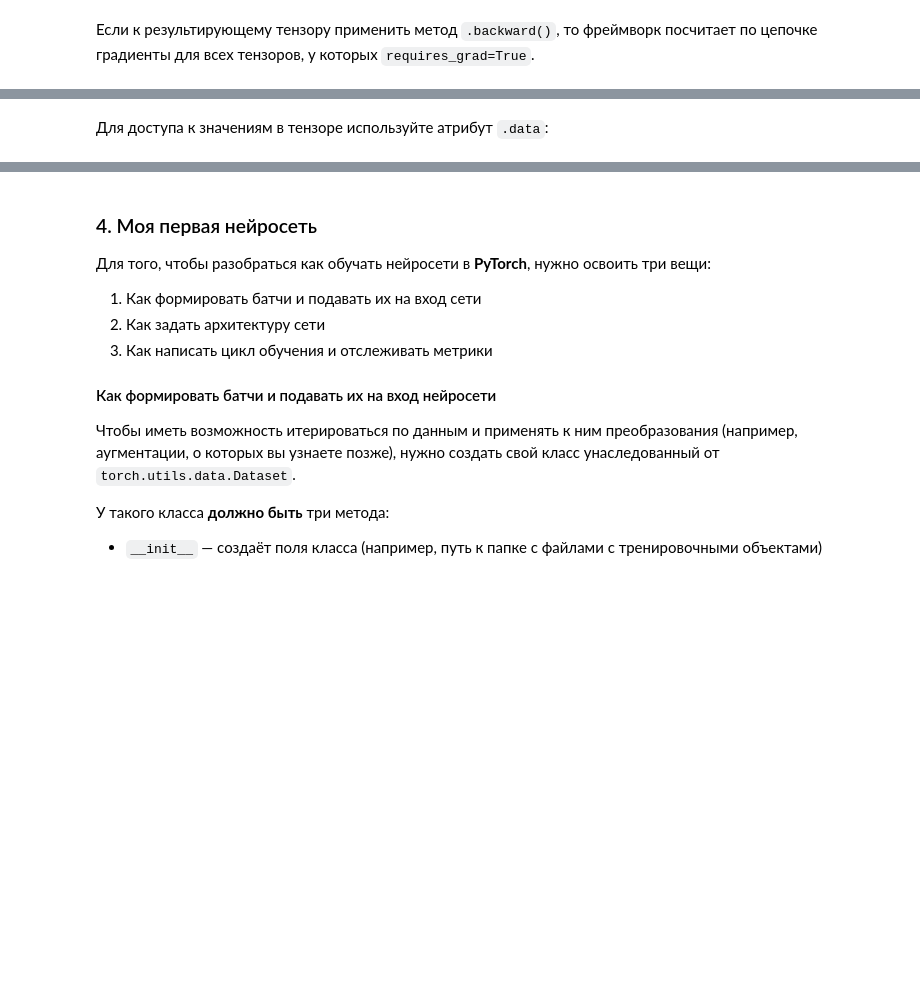
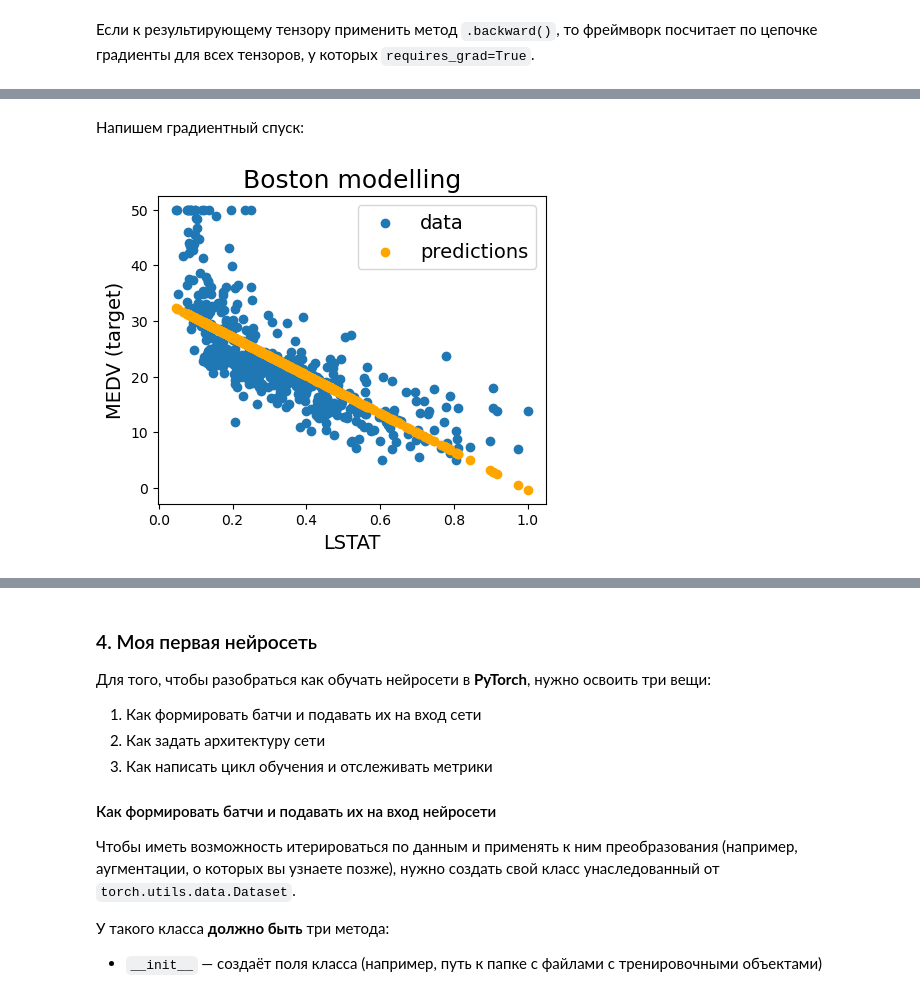
Before and after one commit to hse-ds/iad-deep-learning, a Jupyter notebook: 2023/seminars/01. Introduction to PyTorch/01_Introduction_to_PyTorch.ipynb, the cells around one changed output, grey strips where cells are left out. Drawn from its saved outputs; the diff is of its cells as text; code cells hidden in the pictures; blank space fills up the shorter version.

```diff
--- a/2023/seminars/01. Introduction to PyTorch/01_Introduction_to_PyTorch.ipynb
+++ b/2023/seminars/01. Introduction to PyTorch/01_Introduction_to_PyTorch.ipynb
@@ -217,2 +377,0 @@ print(f"dL/db = {b.grad}")
-# %% [markdown]
-Для доступа к значениям в тензоре используйте атрибут `.data`:
@@ -223,39 +378,45 @@ w
+# %% [markdown]
+Напишем градиентный спуск:
 # %%
 from IPython.display import clear_output
+w = torch.rand(1, requires_grad=True)
+b = torch.rand(1, requires_grad=True)
 
-for i in range(300):
+for i in range(1000):
     y_pred = w * x + b
     # попробуйте сделать полиномиальную регрессию в данном предсказании и посчитать градиенты после
     loss = torch.mean((y_pred - y) ** 2)
-    loss.backward()
+    loss.backward()  # => получили производные по w и по b
 
     # делаем шаг градиентного спуска с lr = .05
-    w.data -= 0.05 * w.grad
-    b.data -= 0.05 * b.grad
+    w.data -= 0.05 * w.grad.data
+    b.data -= 0.05 * b.grad.data
 
     # обнуляем градиенты, чтобы на следующем шаге опять посчитать и не аккумулировать их
     w.grad.data.zero_()
     b.grad.data.zero_()
 
     # рисуем картинки
     if (i + 1) % 5 == 0:
         clear_output(True)
-        plt.figure(figsize=(10, 8))
+        plt.figure(figsize=(5, 4))
         plt.scatter(x.data.numpy(), y.data.numpy(), label="data")
         plt.scatter(
             x.data.numpy(),
             y_pred.data.numpy(),
             color="orange",
-            linewidth=5,
+            # linewidth=5,
             label="predictions",
         )
         plt.xlabel("LSTAT", fontsize=14)
         plt.ylabel("MEDV (target)", fontsize=14)
         plt.title("Boston modelling", fontsize=18)
         plt.legend(fontsize=14)
         plt.show()
 
         print("loss = ", loss.data.numpy())
         if loss.data.numpy() < 0.1:
             print("Done!")
             break
+# %% [output]
+[figure, added]
```
Also changed, not shown: parts of 68 cells of this notebook, 1 other file.
